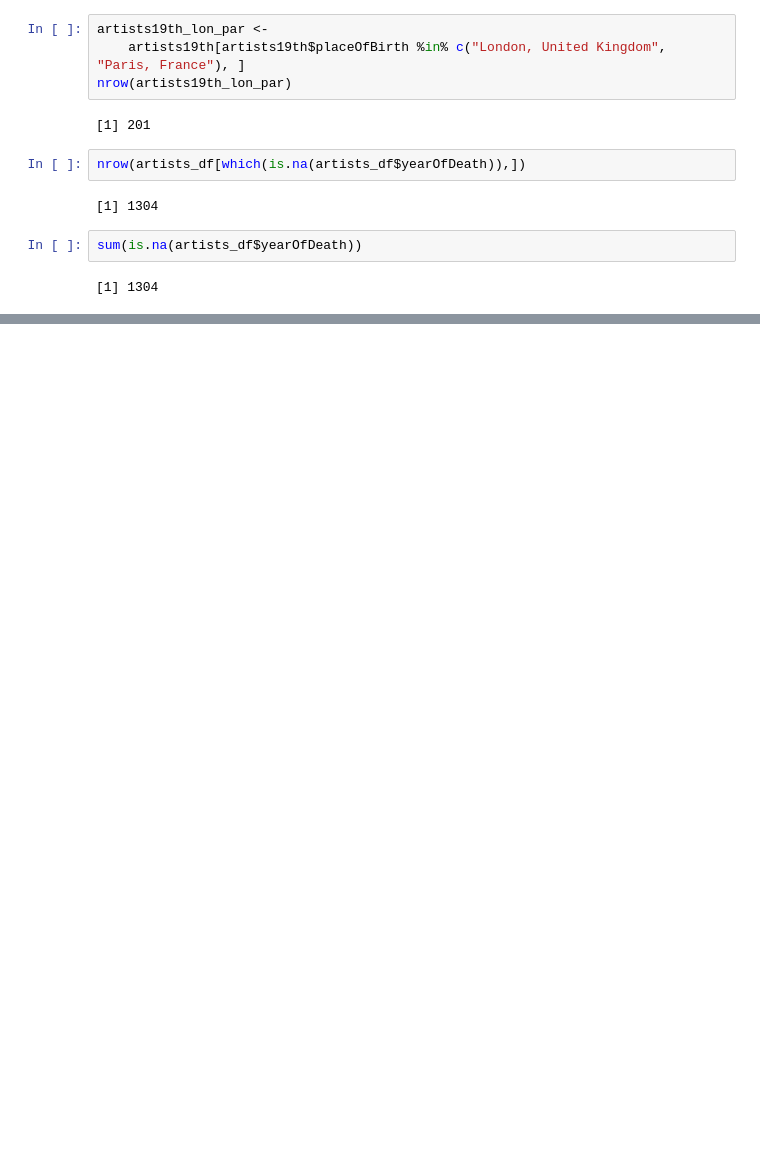
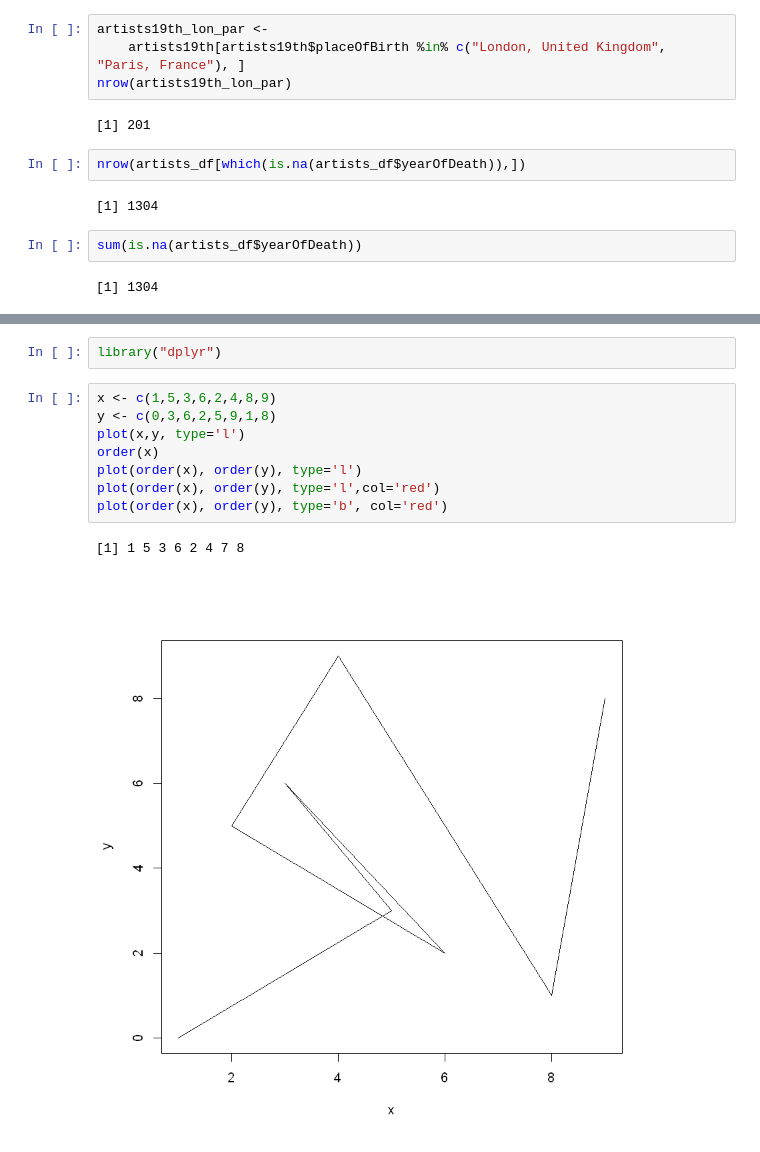
Before and after one commit to mlaai/Deep-Learning, a Jupyter notebook: Code/Projects/Data/RQuickReference.ipynb, the cells around one changed output, grey strips where cells are left out. Drawn from its saved outputs; the diff is of its cells as text; blank space fills up the shorter version.

```diff
--- a/Code/Projects/Data/RQuickReference.ipynb
+++ b/Code/Projects/Data/RQuickReference.ipynb
@@ -982,0 +1188,13 @@ sum(is.na(artists_df$yearOfDeath))
+# %%
+library("dplyr")
+# %%
+x <- c(1,5,3,6,2,4,8,9)
+y <- c(0,3,6,2,5,9,1,8)
+plot(x,y, type='l')
+order(x)
+plot(order(x), order(y), type='l')
+plot(order(x), order(y), type='l',col='red')
+plot(order(x), order(y), type='b', col='red')
+# %% [output]
+[1] 1 5 3 6 2 4 7 8
+[figure, added]
```
Also changed, not shown: parts of 26 cells of this notebook, 2 other files.
